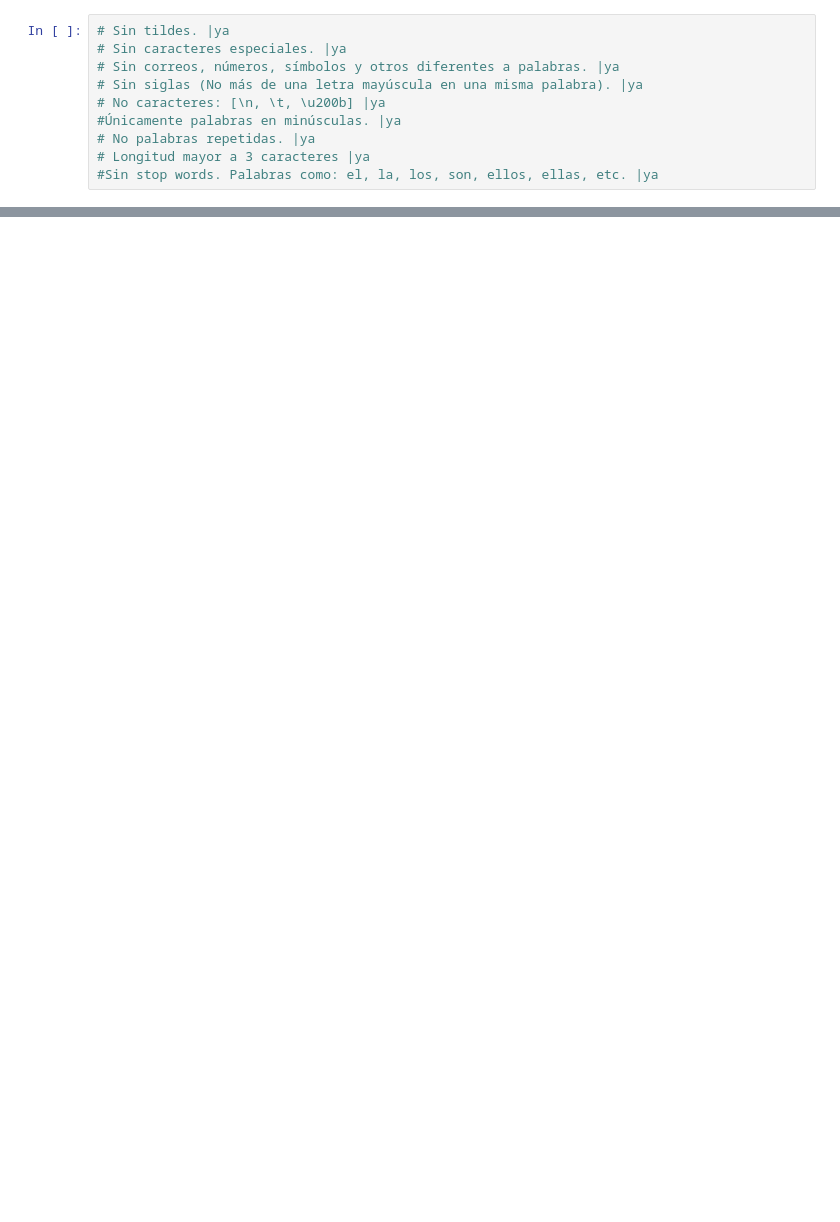
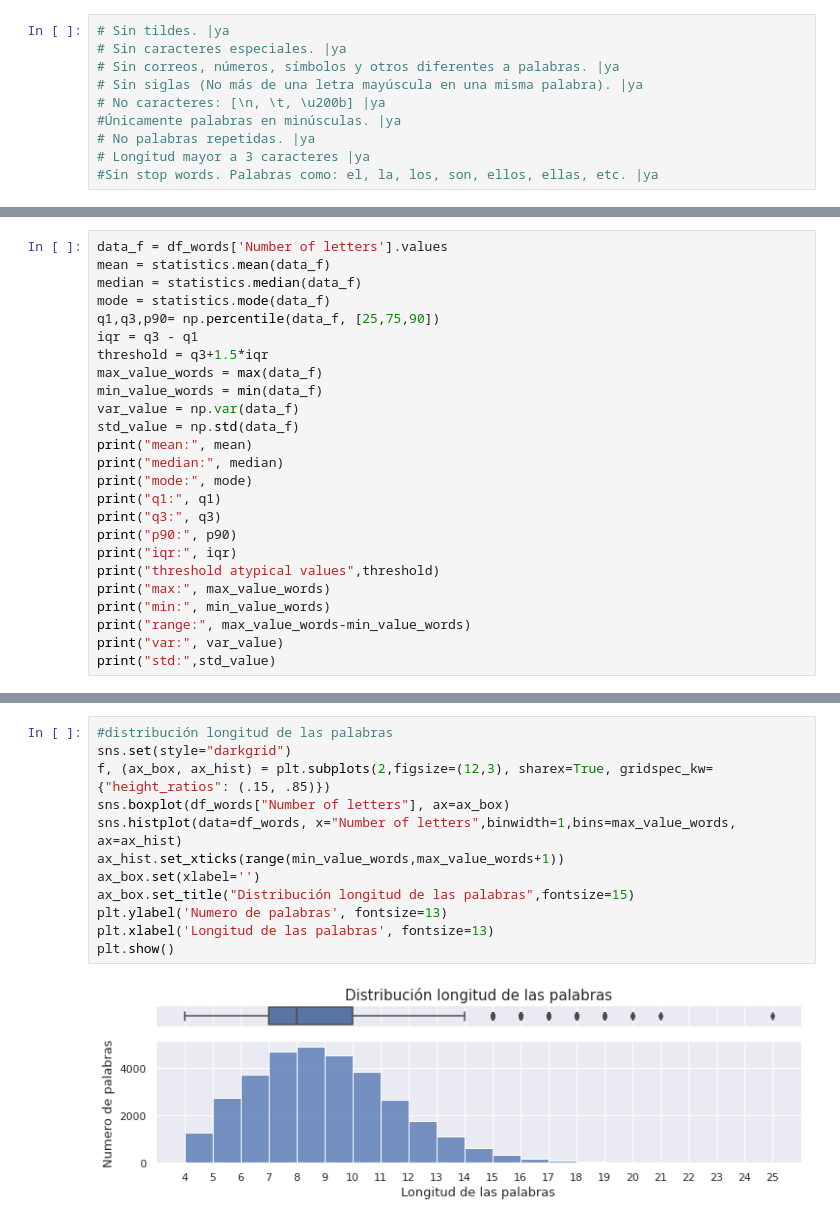
Before and after one commit to jorgedcb/reto_bi, a Jupyter notebook: prueba_bi.ipynb, the cells around one changed output, grey strips where cells are left out. Saved outputs shown, nothing was run; the diff lists cells and outputs as text; blank space fills up the shorter version.

```diff
--- a/prueba_bi.ipynb
+++ b/prueba_bi.ipynb
@@ -353,0 +80,25 @@ plt.show()
+# %%
+data_f = df_words['Number of letters'].values
+mean = statistics.mean(data_f)
+median = statistics.median(data_f)
+mode = statistics.mode(data_f)
+q1,q3,p90= np.percentile(data_f, [25,75,90])
+iqr = q3 - q1
+threshold = q3+1.5*iqr
+max_value_words = max(data_f)
+min_value_words = min(data_f)
+var_value = np.var(data_f)
+std_value = np.std(data_f)
+print("mean:", mean)
+print("median:", median)
+print("mode:", mode)
+print("q1:", q1)
+print("q3:", q3)
+print("p90:", p90)
+print("iqr:", iqr)
+print("threshold atypical values",threshold)
+print("max:", max_value_words)
+print("min:", min_value_words)
+print("range:", max_value_words-min_value_words)
+print("var:", var_value)
+print("std:",std_value)
@@ -353,0 +119,14 @@ plt.show()
+# %%
+#distribución longitud de las palabras
+sns.set(style="darkgrid")
+f, (ax_box, ax_hist) = plt.subplots(2,figsize=(12,3), sharex=True, gridspec_kw={"height_ratios": (.15, .85)})
+sns.boxplot(df_words["Number of letters"], ax=ax_box)
+sns.histplot(data=df_words, x="Number of letters",binwidth=1,bins=max_value_words, ax=ax_hist)
+ax_hist.set_xticks(range(min_value_words,max_value_words+1))
+ax_box.set(xlabel='')
+ax_box.set_title("Distribución longitud de las palabras",fontsize=15)
+plt.ylabel('Numero de palabras', fontsize=13)
+plt.xlabel('Longitud de las palabras', fontsize=13)
+plt.show()
+# %% [output]
+[figure, added]
```
Also changed, not shown: parts of 51 cells of this notebook.
